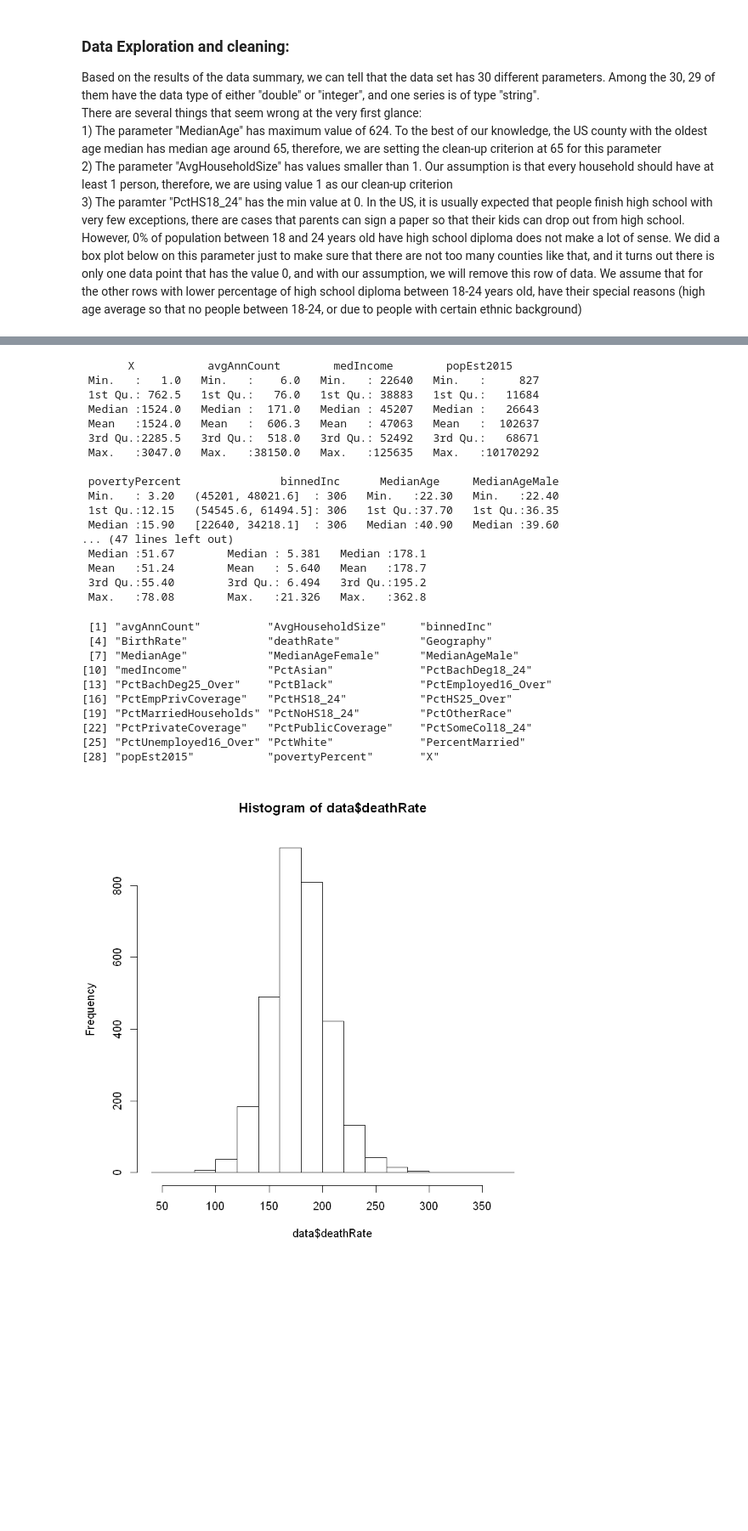
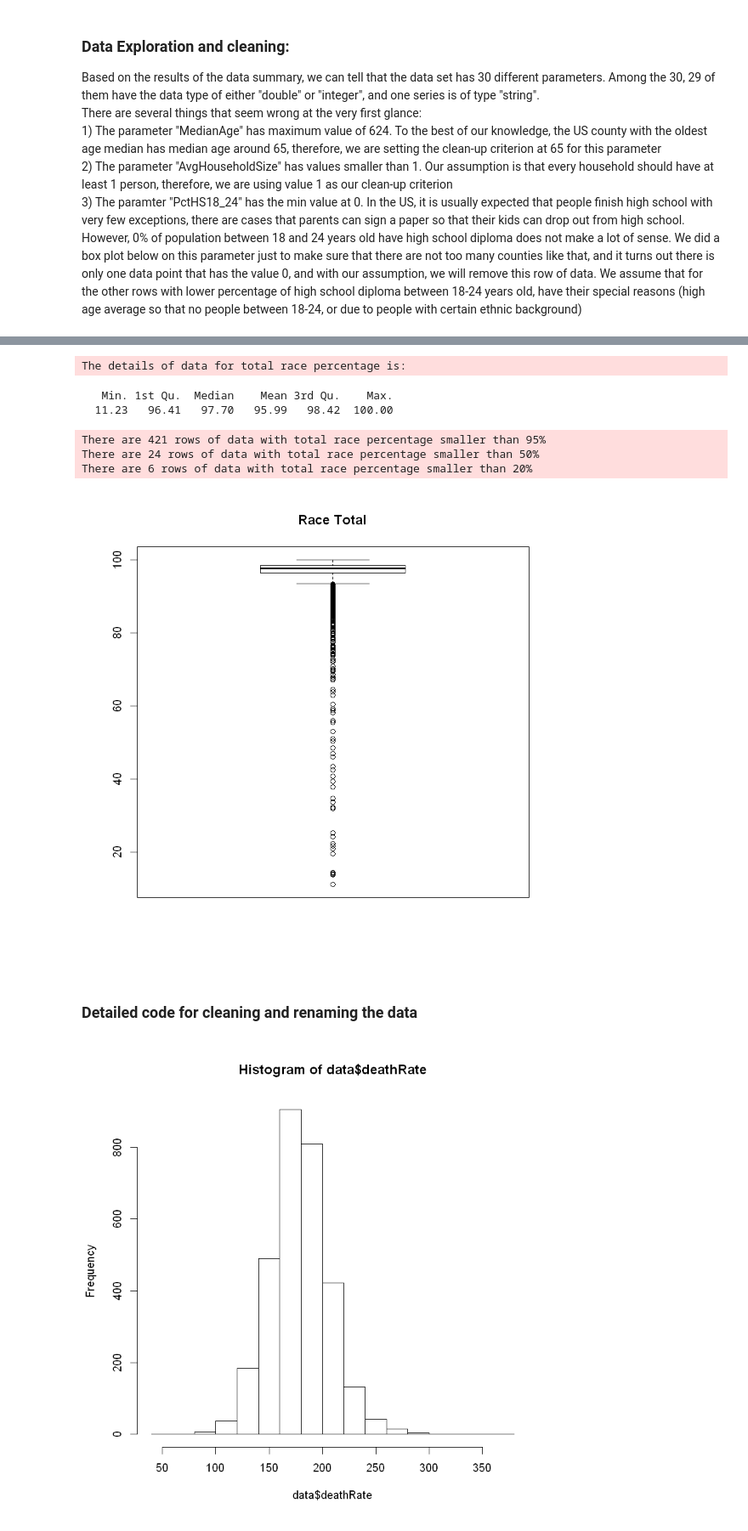
Before and after one commit to boudrejp/eda_lab, a Jupyter notebook: analysis/analysis_1.ipynb, the cells around one changed output, grey strips where cells are left out. Shown: that part at 85% size. Drawn from its saved outputs; the diff is of its cells as text; code cells hidden in the pictures; blank space fills up the shorter version.

```diff
--- a/analysis/analysis_1.ipynb
+++ b/analysis/analysis_1.ipynb
@@ -61,36 +84,28 @@ boxplot(data$PctHS18_24, main="PctHS18_24", notch=T)
+# %%
+data$total_race <- data$PctAsian + data$PctBlack + data$PctWhite + data$PctOtherRace
+message("The details of data for total race percentage is: ")
+summary(data$total_race)
+message("There are ",nrow(subset(data,data$total_race < 95)), " rows of data with total race percentage smaller than 95%")
+message("There are ",nrow(subset(data,data$total_race < 50)), " rows of data with total race percentage smaller than 50%")
+message("There are ",nrow(subset(data,data$total_race < 20)), " rows of data with total race percentage smaller than 20%")
+
+boxplot(data$total_race, main = "Race Total")
+# %% [output]
+The details of data for total race percentage is:
+   Min. 1st Qu.  Median    Mean 3rd Qu.    Max.
+  11.23   96.41   97.70   95.99   98.42  100.00
+There are 421 rows of data with total race percentage smaller than 95%
+There are 24 rows of data with total race percentage smaller than 50%
+There are 6 rows of data with total race percentage smaller than 20%
+[figure, added]
+# %% [markdown]
+### Detailed code for cleaning and renaming the data
 # %%
-data$MedianAge[data$MedianAge >= 120] <- NA
+#Clean-up for median age
+data$MedianAge[data$MedianAge >= 65] <- NA
+#Clean-up for average household size
 data$AvgHouseholdSize[data$AvgHouseholdSize < 1] <- NA
-summary(data)
-objects(data)
+data$PctHS18_24[data$PctHS18_24 == 0] <- NA
-# %% [output]
-       X           avgAnnCount        medIncome        popEst2015
- Min.   :   1.0   Min.   :    6.0   Min.   : 22640   Min.   :     827
- 1st Qu.: 762.5   1st Qu.:   76.0   1st Qu.: 38883   1st Qu.:   11684
- Median :1524.0   Median :  171.0   Median : 45207   Median :   26643
- Mean   :1524.0   Mean   :  606.3   Mean   : 47063   Mean   :  102637
- 3rd Qu.:2285.5   3rd Qu.:  518.0   3rd Qu.: 52492   3rd Qu.:   68671
- Max.   :3047.0   Max.   :38150.0   Max.   :125635   Max.   :10170292
-
- povertyPercent               binnedInc      MedianAge     MedianAgeMale
- Min.   : 3.20   (45201, 48021.6]  : 306   Min.   :22.30   Min.   :22.40
- 1st Qu.:12.15   (54545.6, 61494.5]: 306   1st Qu.:37.70   1st Qu.:36.35
- Median :15.90   [22640, 34218.1]  : 306   Median :40.90   Median :39.60
-... (47 lines left out)
- Median :51.67        Median : 5.381   Median :178.1
- Mean   :51.24        Mean   : 5.640   Mean   :178.7
- 3rd Qu.:55.40        3rd Qu.: 6.494   3rd Qu.:195.2
- Max.   :78.08        Max.   :21.326   Max.   :362.8
- [1] "avgAnnCount"          "AvgHouseholdSize"     "binnedInc"
- [4] "BirthRate"            "deathRate"            "Geography"
- [7] "MedianAge"            "MedianAgeFemale"      "MedianAgeMale"
-[10] "medIncome"            "PctAsian"             "PctBachDeg18_24"
-[13] "PctBachDeg25_Over"    "PctBlack"             "PctEmployed16_Over"
-[16] "PctEmpPrivCoverage"   "PctHS18_24"           "PctHS25_Over"
-[19] "PctMarriedHouseholds" "PctNoHS18_24"         "PctOtherRace"
-[22] "PctPrivateCoverage"   "PctPublicCoverage"    "PctSomeCol18_24"
-[25] "PctUnemployed16_Over" "PctWhite"             "PercentMarried"
-[28] "popEst2015"           "povertyPercent"       "X"
 # %%
 hist(data$deathRate)
 # %% [output]
```
Also changed, not shown: parts of 11 cells of this notebook.
